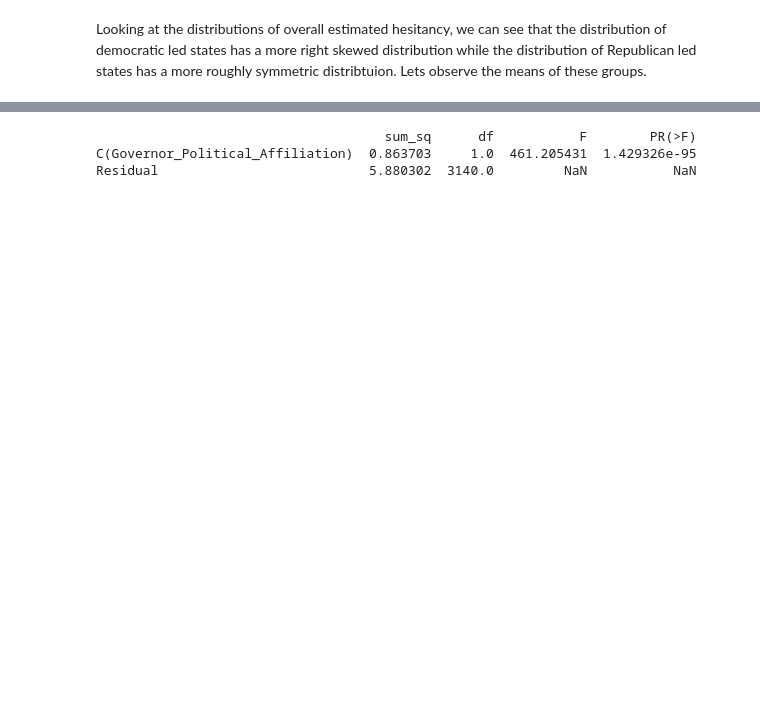
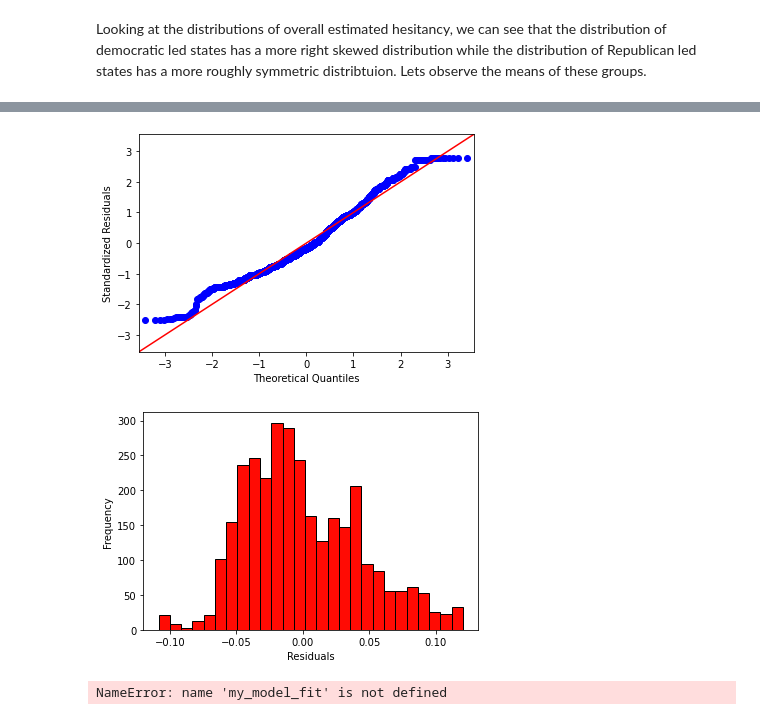
Before and after one commit to gspiga/STAT141Bfinal, a Jupyter notebook: notebooks/cdc-vaccine-hesitancy-politcal-party.ipynb, the cells around one changed output, grey strips where cells are left out. Cells and saved outputs as stored; diff of their text form; code cells hidden in the pictures; blank space fills up the shorter version.

```diff
--- a/notebooks/cdc-vaccine-hesitancy-politcal-party.ipynb
+++ b/notebooks/cdc-vaccine-hesitancy-politcal-party.ipynb
@@ -149,8 +158,30 @@ ERROR! Session/line number was not unique in database. History logging moved to
-# %%
-
-anova_table = sm.stats.anova_lm(my_model_fit, typ=2)
-print(anova_table)
-# %% [output]
-                                     sum_sq      df           F        PR(>F)
-C(Governor_Political_Affiliation)  0.863703     1.0  461.205431  1.429326e-95
-Residual                           5.880302  3140.0         NaN           NaN
+# %%
+res = stat()
+res.anova_stat(
+    df=polihes_df,
+    res_var="estimated_hesitant",
+    anova_model="estimated_hesitant ~ C(Governor_Political_Affiliation)",
+)
+res.anova_summary
+
+# Check Residuals
+sm.qqplot(res.anova_std_residuals, line="45")
+plt.xlabel("Theoretical Quantiles")
+plt.ylabel("Standardized Residuals")
+plt.show()
+
+plt.hist(res.anova_model_out.resid, bins="auto", histtype="bar", ec="k")
+plt.xlabel("Residuals")
+plt.ylabel("Frequency")
+plt.show()
+
+# Shapiro Wilkes test
+import scipy.stats as stats
+
+# w, pvalue = stats.shapiro(model.resid)
+# print(w, pvalue)
+stats.shapiro(my_model_fit.resid)
+# %% [output]
+[figure, added]
+[figure, added]
+NameError: name 'my_model_fit' is not defined
```
Also changed, not shown: parts of 15 cells of this notebook.
